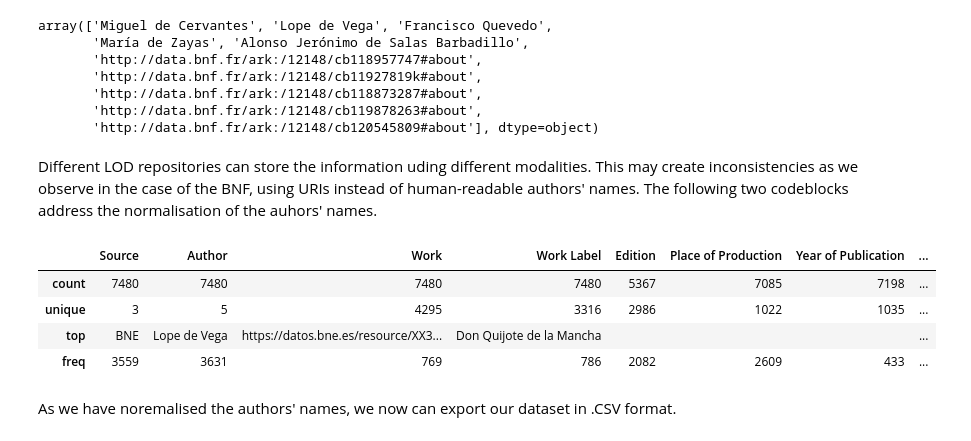
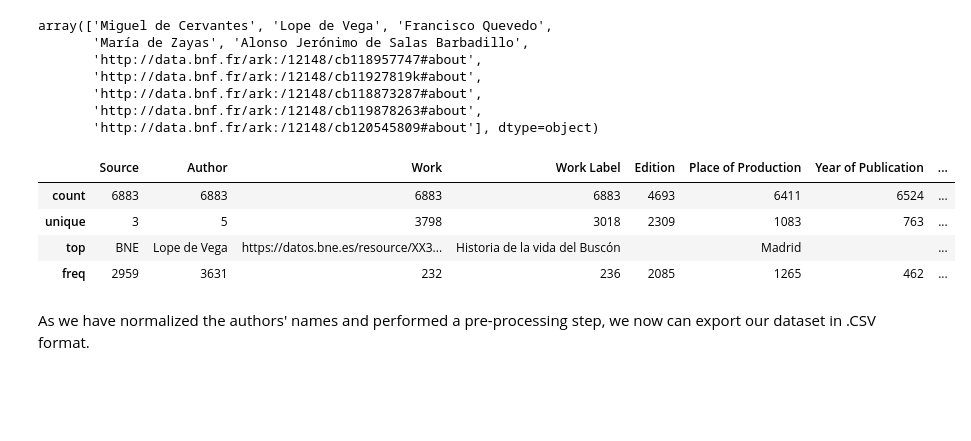
Before and after one commit to semanticnoodles/federated-cad, a Jupyter notebook: notebooks/03-movement-multiple-authors/LOD-SpanishGoldenAge-Federated-CAD.ipynb, the cells around one changed output. Saved outputs shown, nothing was run; the diff lists cells and outputs as text; code cells hidden in the pictures; blank space fills up the shorter version.

```diff
--- a/notebooks/03-movement-multiple-authors/LOD-SpanishGoldenAge-Federated-CAD.ipynb
+++ b/notebooks/03-movement-multiple-authors/LOD-SpanishGoldenAge-Federated-CAD.ipynb
@@ -412,7 +412,7 @@ bnf_query = """
   PREFIX rdarelationships: <http://rdvocab.info/RDARelationshipsWEMI/>
   PREFIX rdagroup1elements: <http://rdvocab.info/Elements/>
 
-        SELECT ?author ?authorLabel ?expression ?title ?edition ?placeOfPublication ?yearOfPublication ?langCode WHERE {
+        SELECT ?author ?expression ?title ?edition ?placeOfPublication ?yearOfPublication ?langCode WHERE {
             wd:<WIKIDATA_ID> wdt:P268 ?id
             BIND(uri(concat(concat("http://data.bnf.fr/ark:/12148/cb", ?id),"#about")) as ?author)
             SERVICE <http://data.bnf.fr/sparql> {
@@ -439,11 +439,10 @@ for author_id, results in bnf_combined_results.items():
     for result in results:
         # Extract relevant fields from the SPARQL query result
         author = result.get("author", {}).get("value", "")
-        author_label = result.get("authorLabel", {}).get("value", "")
-        work = result.get("expression", {}).get("value", "")
-        work_label = result.get("title", {}).get("value", "")
+        work = result.get("expression", {}).get("value", "") # RDA requirement
+        work_label = result.get("title", {}).get("value", "") # we nest the work title here
         edition = result.get("edition", {}).get("value", "")
-        place_of_production = result.get("placeOfProduction", {}).get("value", "")
+        place_of_production = result.get("placeOfPublication", {}).get("value", "") # here it takes Publication instead of Production
         year_of_publication = result.get("yearOfPublication", {}).get("value", "")
         lang_code = result.get("langCode", {}).get("value", "")
 
@@ -648,0 +665,15 @@ df_combined.describe()
+# %%
+# Remove square brackets, parentheses, and extra whitespace from "Place of Production" and "Year of Publication"
+df_combined["Place of Production"] = (
+    df_combined["Place of Production"]
+    .str.replace(r"[\[\]()]", "", regex=True)
+    .str.strip()
+)
+df_combined["Year of Publication"] = (
+    df_combined["Year of Publication"]
+    .str.replace(r"[\[\]()]", "", regex=True)
+    .str.strip()
+)
+
+# Preview the updated dataframe
+df_combined.head()
@@ -657,8 +695,6 @@ array(['Miguel de Cervantes', 'Lope de Vega', 'Francisco Quevedo',
        'http://data.bnf.fr/ark:/12148/cb118873287#about',
        'http://data.bnf.fr/ark:/12148/cb119878263#about',
        'http://data.bnf.fr/ark:/12148/cb120545809#about'], dtype=object)
-# %% [markdown]
-Different LOD repositories can store the information uding different modalities. This may create inconsistencies as we observe in the case of the BNF, using URIs instead of human-readable authors' names. The following two codeblocks address the normalisation of the auhors' names.
 # %%
 # Vocabulary to map author names vs. URIs
 author_uri_to_name = {
@@ -669,23 +705,23 @@ author_uri_to_name = {
     "http://data.bnf.fr/ark:/12148/cb120545809#about": "Alonso Jerónimo de Salas Barbadillo",
 }
 # %%
-# Define a reusable function to normalise author names
-def normalise_authors(df, column, uri_name_map):
+# Define a reusable function to normalize author names
+def normalize_authors(df, column, uri_name_map):
     return df.assign(**{column: df[column].replace(uri_name_map)})
 # %%
-# Normalise authors names
-df_combined = normalise_authors(df_combined, "Author", author_uri_to_name)
+# Normalize authors names
+df_combined = normalize_authors(df_combined, "Author", author_uri_to_name)
 
 # Preview
 df_combined.describe()
 # %% [output]
 |  | Source | Author | Work | Work Label | Edition | Place of Production | Year of Publication | ... |
-| count | 7480 | 7480 | 7480 | 7480 | 5367 | 7085 | 7198 | ... |
-| unique | 3 | 5 | 4295 | 3316 | 2986 | 1022 | 1035 | ... |
-| top | BNE | Lope de Vega | https://datos.bne.es/resource/XX3... | Don Quijote de la Mancha |  |  |  | ... |
-| freq | 3559 | 3631 | 769 | 786 | 2082 | 2609 | 433 | ... |
+| count | 6883 | 6883 | 6883 | 6883 | 4693 | 6411 | 6524 | ... |
+| unique | 3 | 5 | 3798 | 3018 | 2309 | 1083 | 763 | ... |
+| top | BNE | Lope de Vega | https://datos.bne.es/resource/XX3... | Historia de la vida del Buscón |  | Madrid |  | ... |
+| freq | 2959 | 3631 | 232 | 236 | 2085 | 1265 | 462 | ... |
 # %% [markdown]
-As we have noremalised the authors' names, we now can export our dataset in .CSV format.
+As we have normalized the authors' names and performed a pre-processing step, we now can export our dataset in .CSV format.
 # %%
 # Export the resulting dataframe in .CSV file format
 df_combined.to_csv('df-golden-age.csv', index=False)
```
Also changed, not shown: parts of 13 cells of this notebook, 3 other files.
